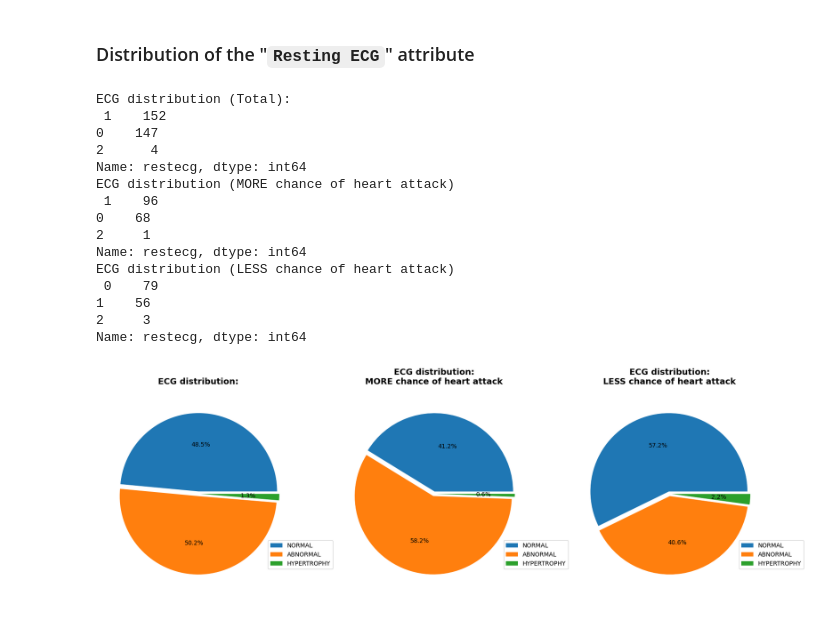
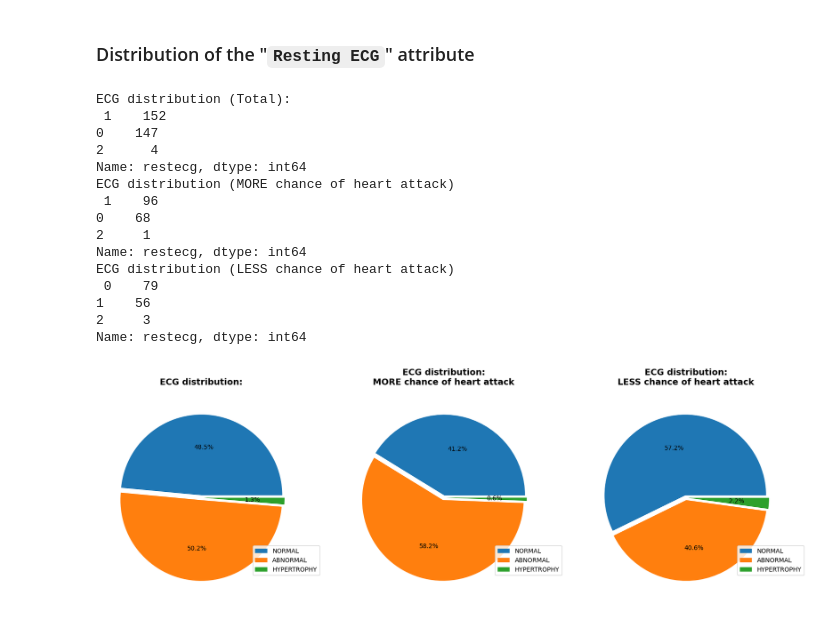
Before and after one commit to marbrex/tiw-data-analysis-project, a Jupyter notebook: descript-data.ipynb, the cells around one changed output. Saved outputs shown, nothing was run; the diff lists cells and outputs as text; code cells hidden in the pictures.

```diff
--- a/descript-data.ipynb
+++ b/descript-data.ipynb
@@ -274,38 +274,38 @@ labels_ecg = reduce(lambda list, item: list + [item.name], sorted(ECG, key=lambd
 
 # Pie Charts
 ax[0].pie(sorted_items_ecg1, explode=explode, autopct="%1.1f%%")
-ax[0].legend(labels=labels_ecg, loc='lower right', bbox_to_anchor=(1.2, 0.1))
+ax[0].legend(labels=labels_ecg, loc='lower right', bbox_to_anchor=(1.1, 0.1))
 ax[1].pie(sorted_items_ecg2, explode=explode, autopct="%1.1f%%")
-ax[1].legend(labels=labels_ecg, loc='lower right', bbox_to_anchor=(1.2, 0.1))
+ax[1].legend(labels=labels_ecg, loc='lower right', bbox_to_anchor=(1.1, 0.1))
 ax[2].pie(sorted_items_ecg3, explode=explode, autopct="%1.1f%%")
-ax[2].legend(labels=labels_ecg, loc='lower right', bbox_to_anchor=(1.2, 0.1))
+ax[2].legend(labels=labels_ecg, loc='lower right', bbox_to_anchor=(1.1, 0.1))
 
 # Charts' Titles
 textOpts = {
     'fontsize': 14,
     'fontweight': 'bold',
     'horizontalalignment': 'center'
 }
 textPosX = 0; textPosY = 1.4
 ax[0].text(textPosX, textPosY, 'ECG distribution:', textOpts)
 ax[1].text(textPosX, textPosY, 'ECG distribution:\nMORE chance of heart attack', textOpts)
 ax[2].text(textPosX, textPosY, 'ECG distribution:\nLESS chance of heart attack', textOpts)
 
 plt.show()
 # %% [output]
 ECG distribution (Total):
  1    152
 0    147
 2      4
 Name: restecg, dtype: int64
 ECG distribution (MORE chance of heart attack)
  1    96
 0    68
 2     1
 Name: restecg, dtype: int64
 ECG distribution (LESS chance of heart attack)
  0    79
 1    56
 2     3
 Name: restecg, dtype: int64
-[figure, old version]
+[figure, new version]
```
Also changed, not shown: parts of 2 cells of this notebook, 1 other file.
